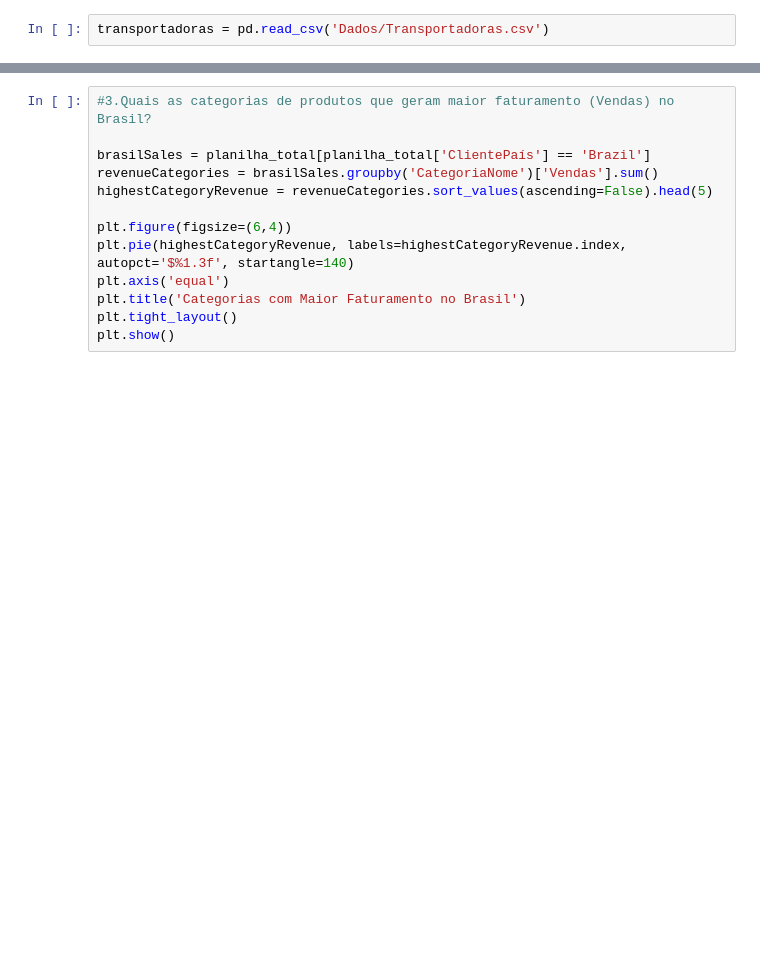
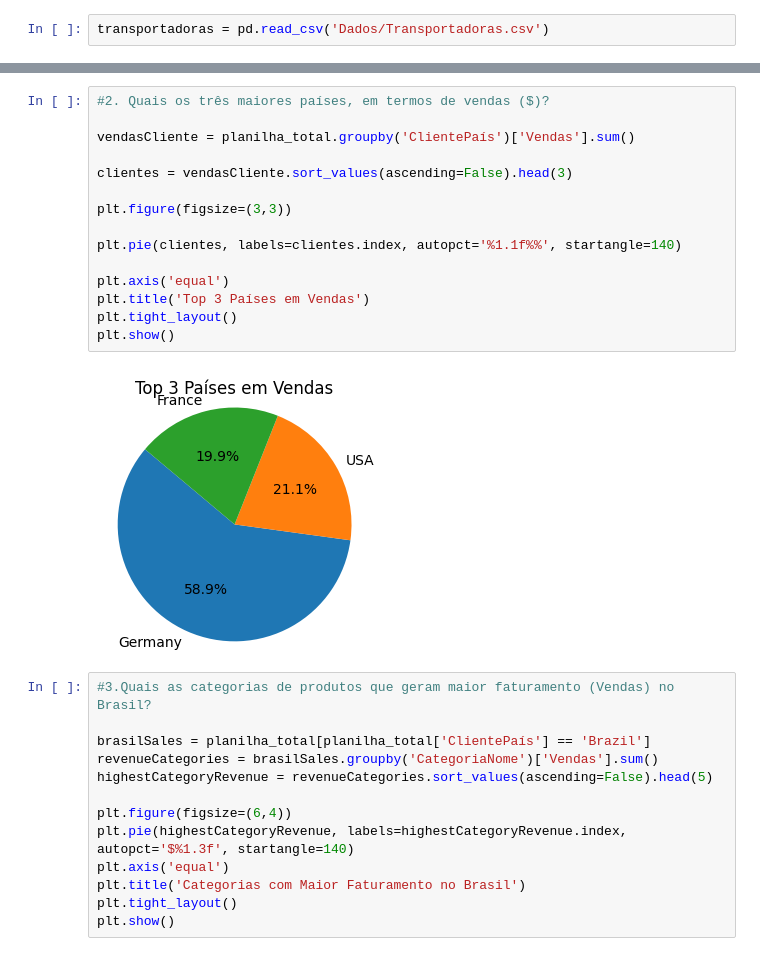
Before and after one commit to ronaldofillho/BI, a Jupyter notebook: Atividade1/Leitura.ipynb, the cells around one changed output, grey strips where cells are left out. Drawn from its saved outputs; the diff is of its cells as text; blank space fills up the shorter version.

```diff
--- a/Atividade1/Leitura.ipynb
+++ b/Atividade1/Leitura.ipynb
@@ -147,4 +135,21 @@ Name: Vendas, dtype: float64
 [figure]
+# %%
+#2. Quais os três maiores países, em termos de vendas ($)?
+
+vendasCliente = planilha_total.groupby('ClientePaís')['Vendas'].sum()
+
+clientes = vendasCliente.sort_values(ascending=False).head(3)
+
+plt.figure(figsize=(3,3))
+
+plt.pie(clientes, labels=clientes.index, autopct='%1.1f%%', startangle=140)
+
+plt.axis('equal')
+plt.title('Top 3 Países em Vendas')
+plt.tight_layout()
+plt.show()
+# %% [output]
+[figure, added]
 # %%
 #3.Quais as categorias de produtos que geram maior faturamento (Vendas) no Brasil?
 
```
Also changed, not shown: parts of 5 cells of this notebook.
